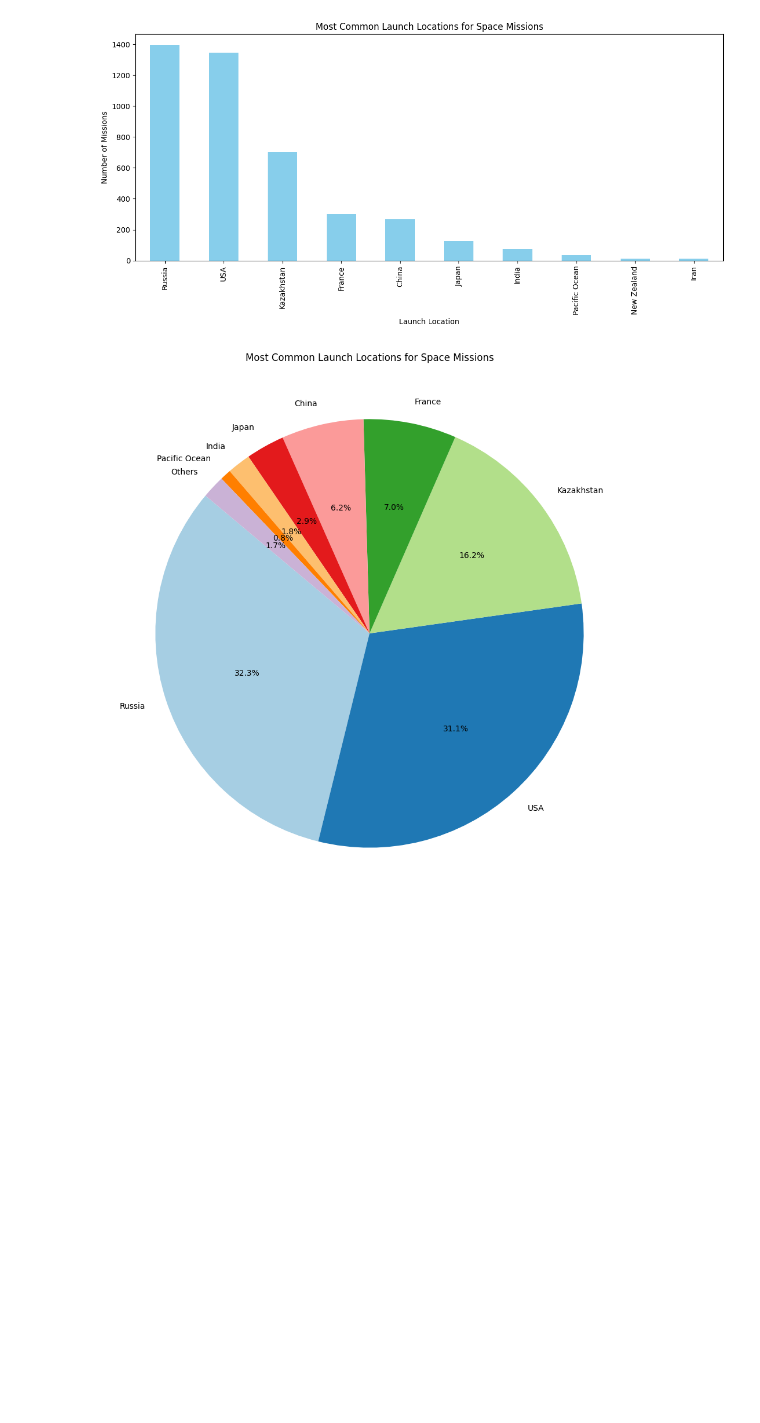
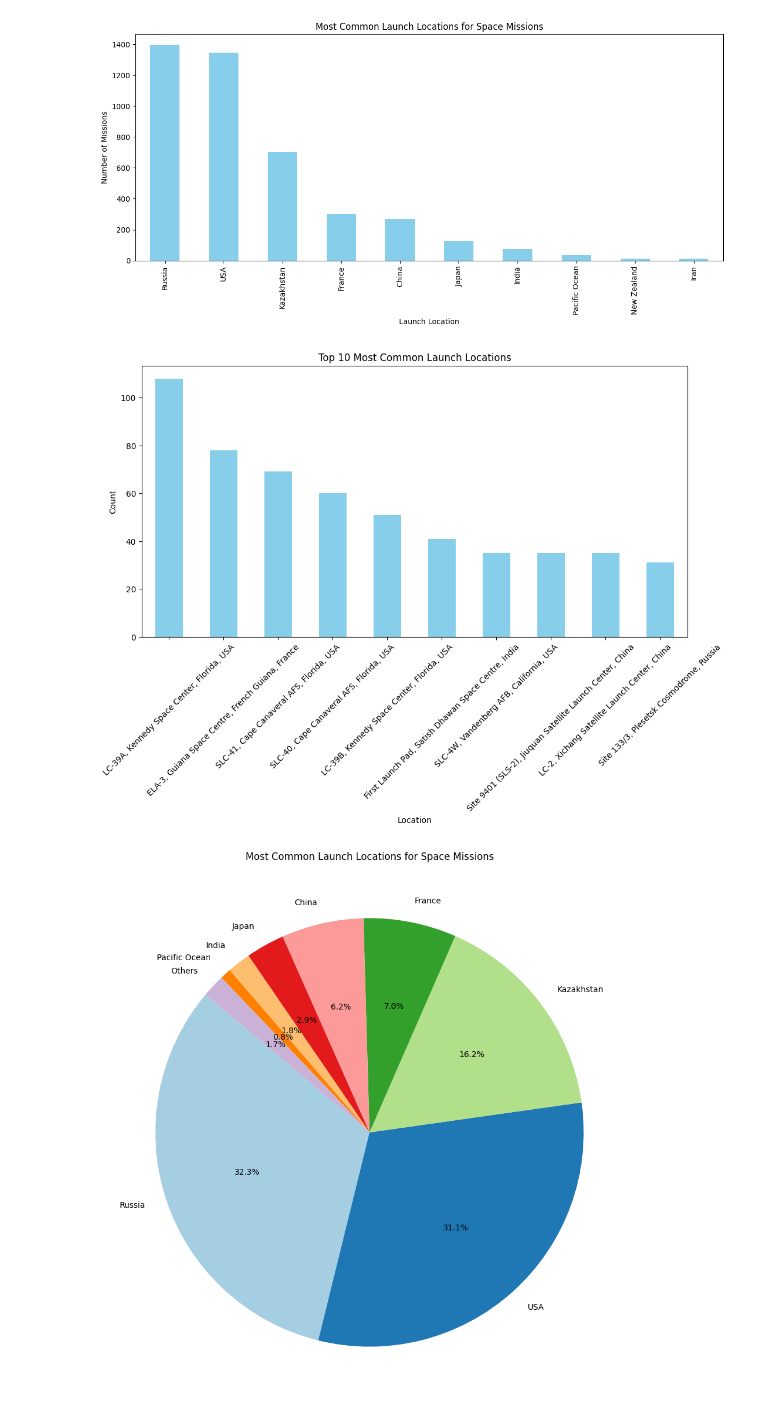
Before and after one commit to debarshee2004/space, a Jupyter notebook: src/main.ipynb, the cells around one changed output. Cells and saved outputs as stored; diff of their text form; code cells hidden in the pictures; blank space fills up the shorter version.

```diff
--- a/src/main.ipynb
+++ b/src/main.ipynb
@@ -103,6 +113,18 @@ plt.tight_layout()
 plt.show()
 # %% [output]
 [figure]
+# %%
+# Visualize Location distribution
+location_counts = df['Location'].value_counts()
+plt.figure(figsize=(12, 6))
+location_counts.head(10).plot(kind='bar', color='skyblue')
+plt.title('Top 10 Most Common Launch Locations')
+plt.xlabel('Location')
+plt.ylabel('Count')
+plt.xticks(rotation=45)
+plt.show()
+# %% [output]
+[figure, added]
 # %%
 # Select the top 8 locations and group the rest as 'Others'
 top_8_locations = location_counts.head(8)
```
Also changed, not shown: parts of 10 cells of this notebook.
